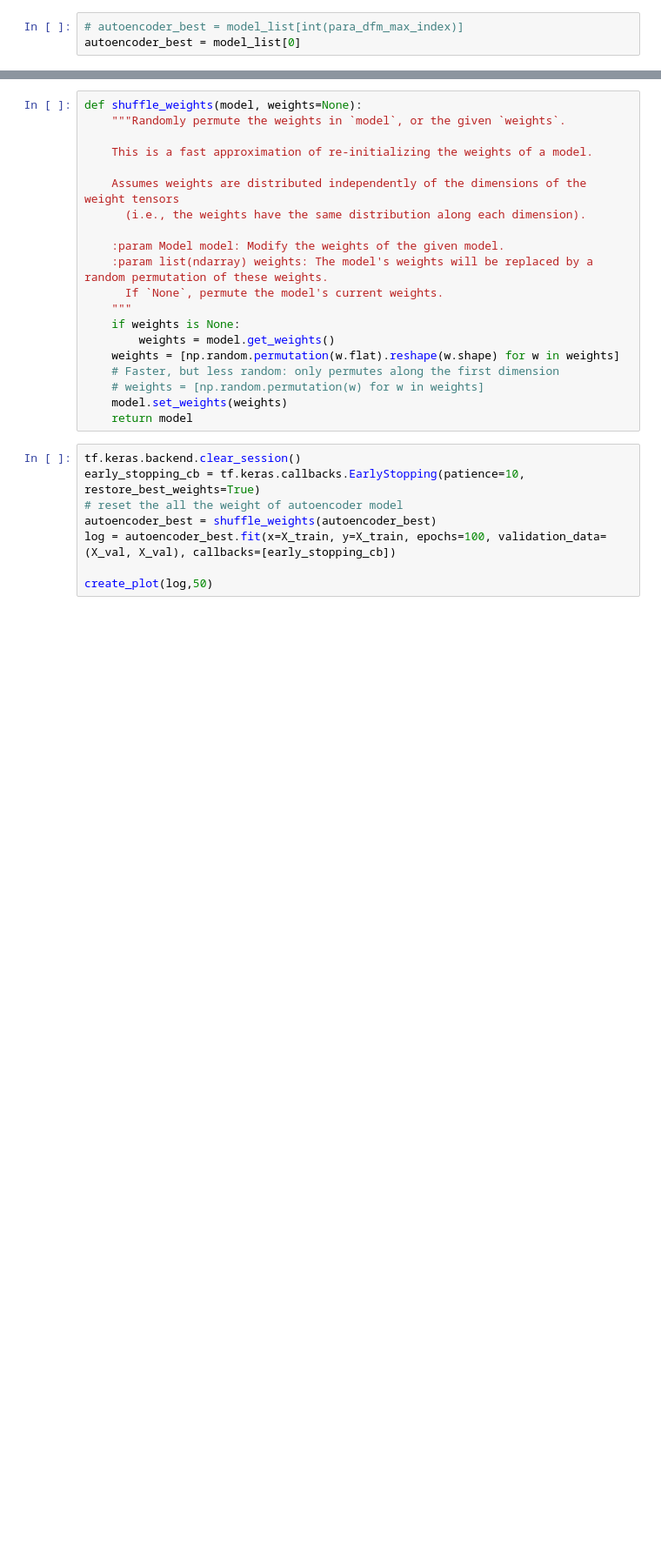
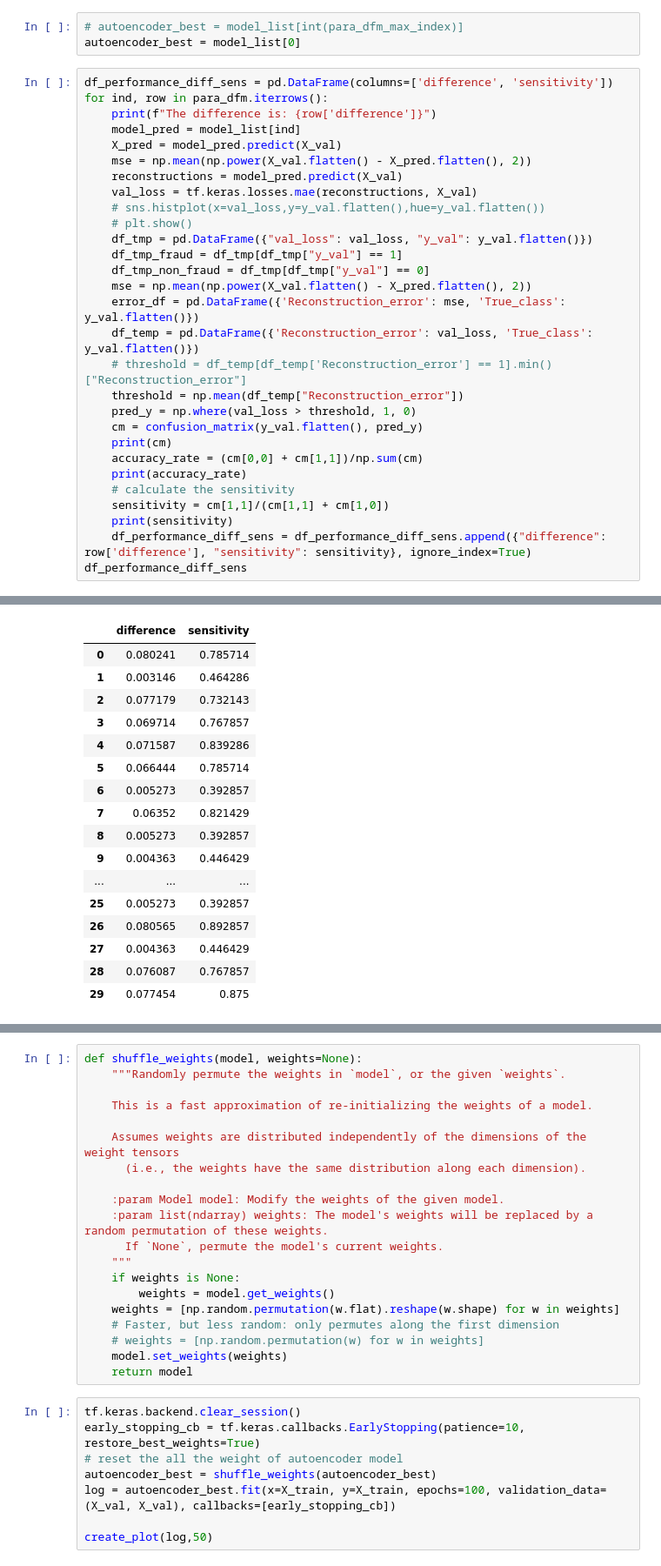
Before and after one commit to ba-group-projects/insurance-fraud-detection, a Jupyter notebook: main-update.ipynb, the cells around one changed output, grey strips where cells are left out. Shown at 87% size. Drawn from its saved outputs; the diff is of its cells as text; blank space fills up the shorter version.

```diff
--- a/main-update.ipynb
+++ b/main-update.ipynb
@@ -1449,3 +1552,33 @@ create_plot(log_list[para_dfm_max_index],20)
 # %%
 # autoencoder_best = model_list[int(para_dfm_max_index)]
 autoencoder_best = model_list[0]
+# %%
+df_performance_diff_sens = pd.DataFrame(columns=['difference', 'sensitivity'])
+for ind, row in para_dfm.iterrows():
+    print(f"The difference is: {row['difference']}")
+    model_pred = model_list[ind]
+    X_pred = model_pred.predict(X_val)
+    mse = np.mean(np.power(X_val.flatten() - X_pred.flatten(), 2))
+    reconstructions = model_pred.predict(X_val)
+    val_loss = tf.keras.losses.mae(reconstructions, X_val)
+    # sns.histplot(x=val_loss,y=y_val.flatten(),hue=y_val.flatten())
+    # plt.show()
+    df_tmp = pd.DataFrame({"val_loss": val_loss, "y_val": y_val.flatten()})
+    df_tmp_fraud = df_tmp[df_tmp["y_val"] == 1]
+    df_tmp_non_fraud = df_tmp[df_tmp["y_val"] == 0]
+    mse = np.mean(np.power(X_val.flatten() - X_pred.flatten(), 2))
+    error_df = pd.DataFrame({'Reconstruction_error': mse, 'True_class': y_val.flatten()})
+    df_temp = pd.DataFrame({'Reconstruction_error': val_loss, 'True_class': y_val.flatten()})
+    # threshold = df_temp[df_temp['Reconstruction_error'] == 1].min()["Reconstruction_error"]
+    threshold = np.mean(df_temp["Reconstruction_error"])
+    pred_y = np.where(val_loss > threshold, 1, 0)
+    cm = confusion_matrix(y_val.flatten(), pred_y)
+    print(cm)
+    accuracy_rate = (cm[0,0] + cm[1,1])/np.sum(cm)
+    print(accuracy_rate)
+    # calculate the sensitivity
+    sensitivity = cm[1,1]/(cm[1,1] + cm[1,0])
+    print(sensitivity)
+    df_performance_diff_sens = df_performance_diff_sens.append({"difference": row['difference'], "sensitivity": sensitivity}, ignore_index=True)
+df_performance_diff_sens
+# %% [output]
@@ -1451,0 +1719,17 @@ autoencoder_best = model_list[0]
+|  | difference | sensitivity |
+| 0 | 0.080241 | 0.785714 |
+| 1 | 0.003146 | 0.464286 |
+| 2 | 0.077179 | 0.732143 |
+| 3 | 0.069714 | 0.767857 |
+| 4 | 0.071587 | 0.839286 |
+| 5 | 0.066444 | 0.785714 |
+| 6 | 0.005273 | 0.392857 |
+| 7 | 0.06352 | 0.821429 |
+| 8 | 0.005273 | 0.392857 |
+| 9 | 0.004363 | 0.446429 |
+| ... | ... | ... |
+| 25 | 0.005273 | 0.392857 |
+| 26 | 0.080565 | 0.892857 |
+| 27 | 0.004363 | 0.446429 |
+| 28 | 0.076087 | 0.767857 |
+| 29 | 0.077454 | 0.875 |
```
Also changed, not shown: parts of 11 cells of this notebook.
